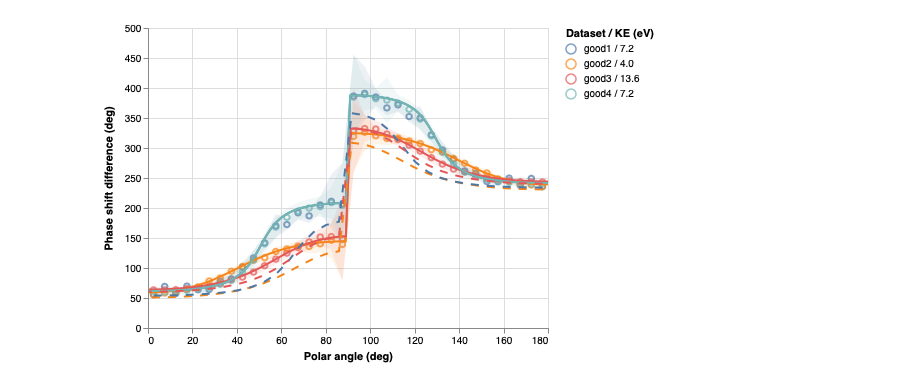
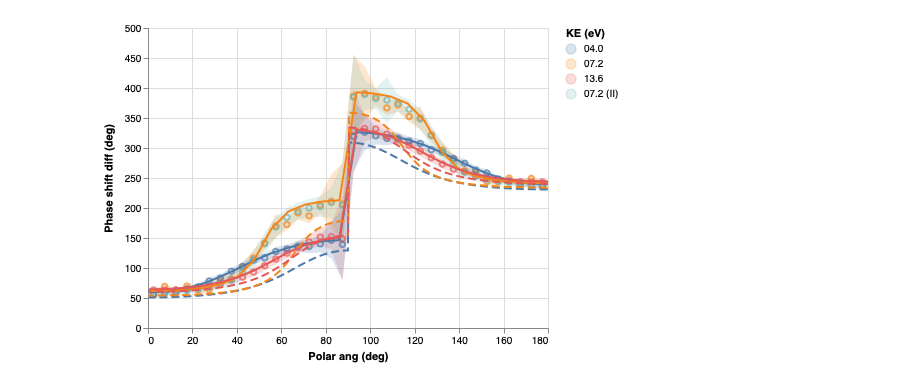
Before and after one commit to DaehyunPY/FERMI20144077, a Jupyter notebook: Notebooks/Ne phase shift diffs - Compare.ipynb, the cells around one changed output. Drawn from its saved outputs; the diff is of its cells as text; code cells hidden in the pictures.

Commit message:
Update Elena's data and a plot

```diff
--- a/Notebooks/Ne phase shift diffs - Compare.ipynb
+++ b/Notebooks/Ne phase shift diffs - Compare.ipynb
@@ -5,27 +6,51 @@ import altair as alt
 # %%
 data = pd.read_excel("Data/Ne phase shift diffs.xlsx", sheet_name=None)
 
+key = "Measured"
+df = data[key]
+df["KE (eV)"] = df["Dataset / KE (eV)"]
+df = df[["Polar ang (deg)", "Phase shift diff (deg)", "Phase shift diff fr (deg)", "Phase shift diff to (deg)", "KE (eV)"]]
+data[key] = df
+
+key = "Perturb"
+df = data[key]
+df["KE (eV)"] = df["KE (eV)"].map("{:04.1f}".format)
+data[key] = df
+
+key = "TDCASSCF"
+df = data[key]
+df["KE (eV)"] = df["KE (eV)"].map("{:04.1f}".format)
+where = ((df["Group"].isin({"G1430", "G1590", "G1910"}))
+         & (df["Config"] == "sum[m]"))
+data[key] = df[where]
+
 base = alt.Chart(data["Measured"])
-base.mark_point().encode(
-    x=alt.X("Polar ang (deg)", axis=alt.Axis(title="Polar angle (deg)")),
-    y=alt.Y("Phase shift diff (deg)", axis=alt.Axis(title="Phase shift difference (deg)")),
-    color="Dataset / KE (eV)",
-) + base.mark_area(opacity=0.1).encode(
-    x="Polar ang (deg)",
-    y="Phase shift diff fr (deg)",
-    y2="Phase shift diff to (deg)",
-    color="Dataset / KE (eV)",
-) + alt.Chart(data["TDCASSCF"]).mark_line().encode(
-    x="Polar ang (deg)",
-    y="Phase shift diff (deg)",
-    color="Dataset / KE (eV)",
-) + alt.Chart(data["Perturb"]).mark_line(strokeDash=[8, 8]).encode(
-    x="Polar ang (deg)",
-    y="Phase shift diff (deg)",
-    color="Dataset / KE (eV)",
+(
+
+    base.mark_area(opacity=0.2).encode(
+        x="Polar ang (deg)",
+        y=alt.Y("Phase shift diff fr (deg)", axis=alt.Axis(title="Phase shift diff (deg)")),
+        y2="Phase shift diff to (deg)",
+        color="KE (eV)",
+    )
+    + base.mark_point().encode(
+        x="Polar ang (deg)",
+        y="Phase shift diff (deg)",
+        color="KE (eV)",
+    )
+    + alt.Chart(data["TDCASSCF"]).mark_line().encode(
+        x="Polar ang (deg)",
+        y="Phase shift diff (deg)",
+        color="KE (eV)",
+    )
+    + alt.Chart(data["Perturb"]).mark_line(strokeDash=[8, 4]).encode(
+        x="Polar ang (deg)",
+        y="Phase shift diff (deg)",
+        color="KE (eV)",
+    )
 ).interactive(bind_x=False)
 # %% [output]
-[figure, old version]
+[figure, new version]
 # %%
 data = pd.read_excel("Data/Ne EWS delay diffs.xlsx", sheet_name=None)
 
```
Also changed, not shown: parts of 2 cells of this notebook, 3 other files.
